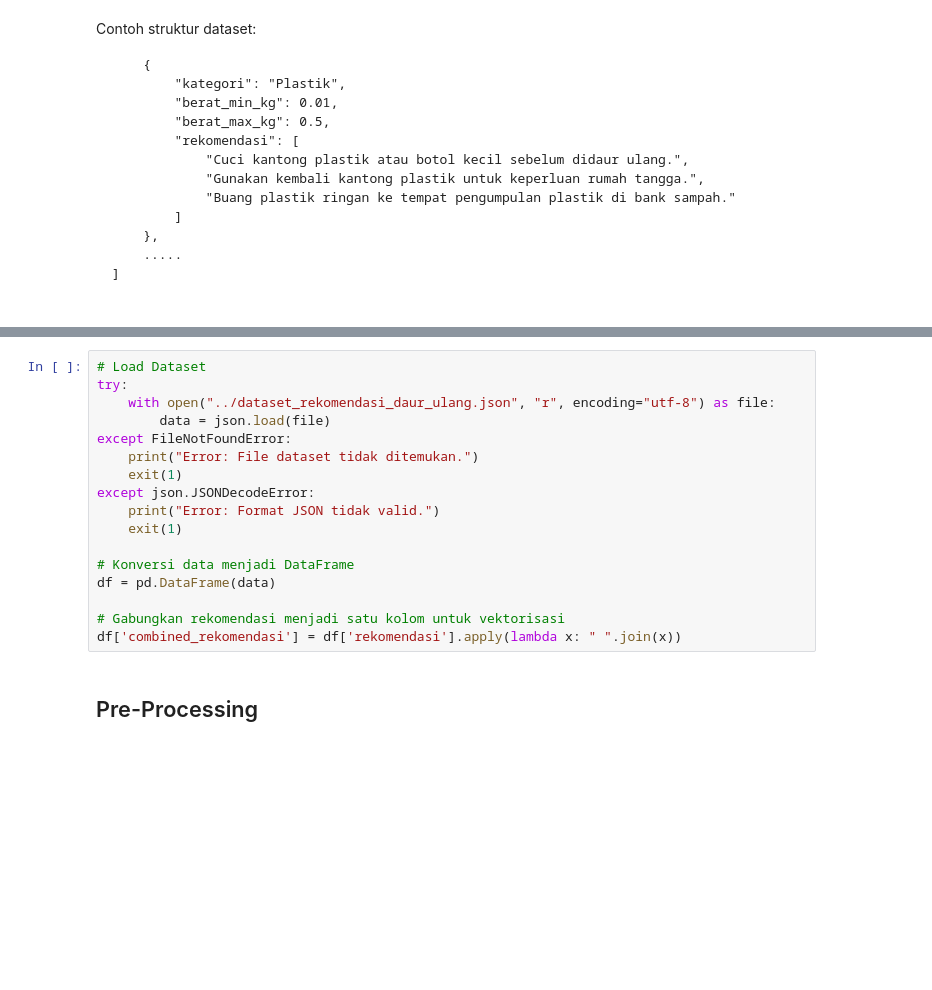
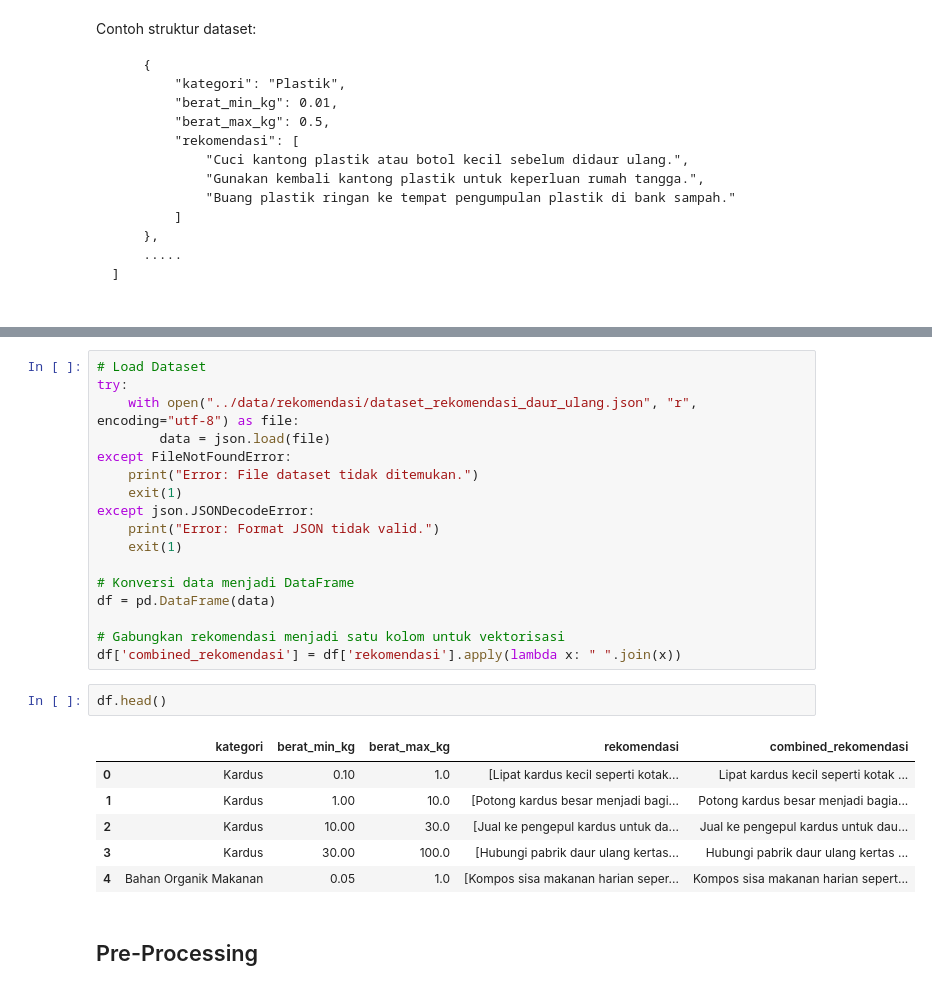
Before and after one commit to RazerArdi/GreenSort---Intelligent-Waste-Classification-System, a Jupyter notebook: notebooks/CapstoneDBS_SistemRekomendasi.ipynb, the cells around one changed output, grey strips where cells are left out. Drawn from its saved outputs; the diff is of its cells as text; blank space fills up the shorter version.

```diff
--- a/notebooks/CapstoneDBS_SistemRekomendasi.ipynb
+++ b/notebooks/CapstoneDBS_SistemRekomendasi.ipynb
@@ -40,7 +51,7 @@ import numpy as np
 # %%
 # Load Dataset
 try:
-    with open("../dataset_rekomendasi_daur_ulang.json", "r", encoding="utf-8") as file:
+    with open("../data/rekomendasi/dataset_rekomendasi_daur_ulang.json", "r", encoding="utf-8") as file:
         data = json.load(file)
 except FileNotFoundError:
     print("Error: File dataset tidak ditemukan.")
@@ -54,6 +65,15 @@ df = pd.DataFrame(data)
 
 # Gabungkan rekomendasi menjadi satu kolom untuk vektorisasi
 df['combined_rekomendasi'] = df['rekomendasi'].apply(lambda x: " ".join(x))
+# %%
+df.head()
+# %% [output]
+|  | kategori | berat_min_kg | berat_max_kg | rekomendasi | combined_rekomendasi |
+| 0 | Kardus | 0.10 | 1.0 | [Lipat kardus kecil seperti kotak... | Lipat kardus kecil seperti kotak ... |
+| 1 | Kardus | 1.00 | 10.0 | [Potong kardus besar menjadi bagi... | Potong kardus besar menjadi bagia... |
+| 2 | Kardus | 10.00 | 30.0 | [Jual ke pengepul kardus untuk da... | Jual ke pengepul kardus untuk dau... |
+| 3 | Kardus | 30.00 | 100.0 | [Hubungi pabrik daur ulang kertas... | Hubungi pabrik daur ulang kertas ... |
+| 4 | Bahan Organik Makanan | 0.05 | 1.0 | [Kompos sisa makanan harian seper... | Kompos sisa makanan harian sepert... |
 # %% [markdown]
 ## Pre-Processing
 # %%
```
Also changed, not shown: parts of 4 cells of this notebook, 8 other files.
